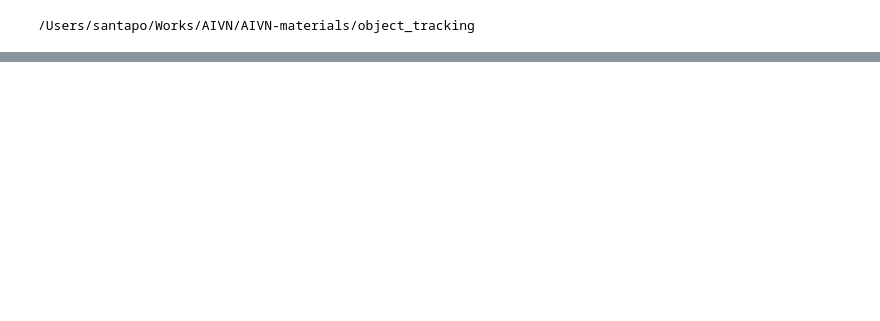
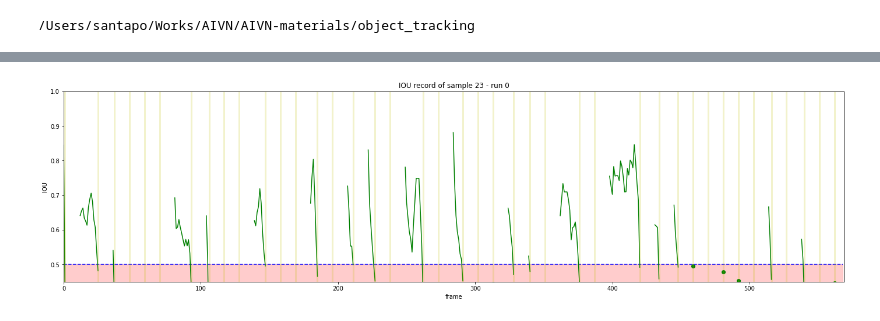
Before and after one commit to santapo/AIVN-materials, a Jupyter notebook: object_tracking/notebooks/evaluate_vot14.ipynb, the cells around one changed output, grey strips where cells are left out. Saved outputs shown, nothing was run; the diff lists cells and outputs as text; code cells hidden in the pictures; blank space fills up the shorter version.

```diff
--- a/object_tracking/notebooks/evaluate_vot14.ipynb
+++ b/object_tracking/notebooks/evaluate_vot14.ipynb
@@ -15,3 +56,8 @@ evaluator.set_tracker("meanshift", ColorMSTracker)
+# %%
+evaluator.evaluate_by_index("opencv_color_meanshift", sample_index=23, iou_threshold=0.5)
+evaluator.draw_iou_record(sample_index=23, run_index=0)
+# %% [output]
+[figure, added]
 # %%
 for i in range(len(dataset)):
     # print(dataset[i][2][1])
```
Also changed, not shown: parts of 7 cells of this notebook, 13 other files.
